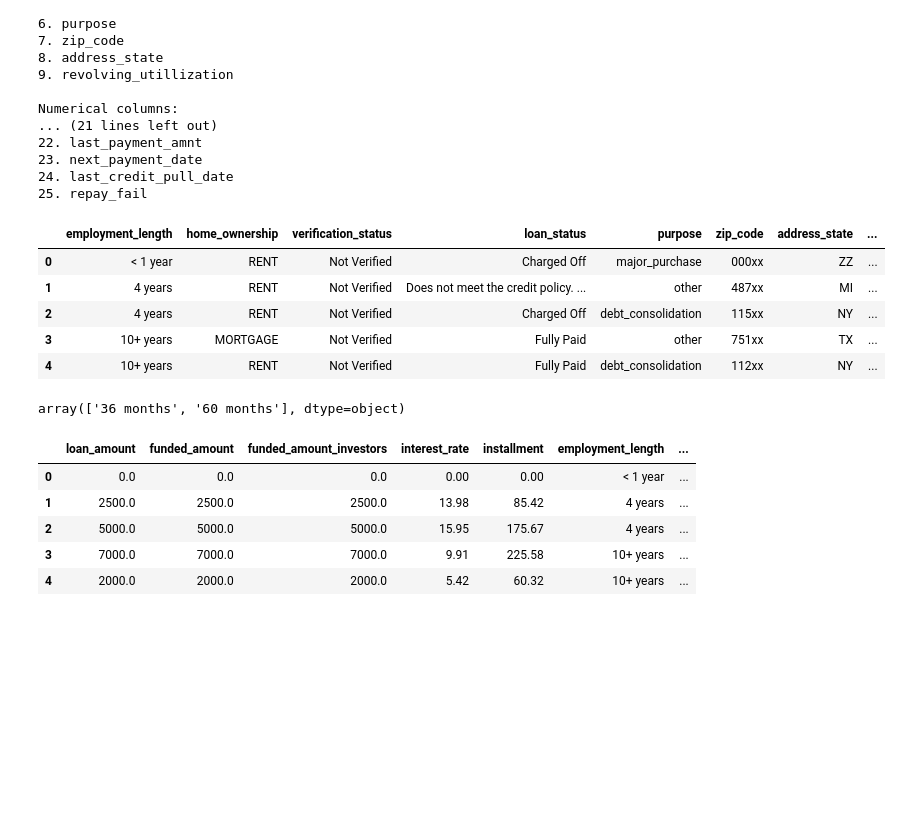
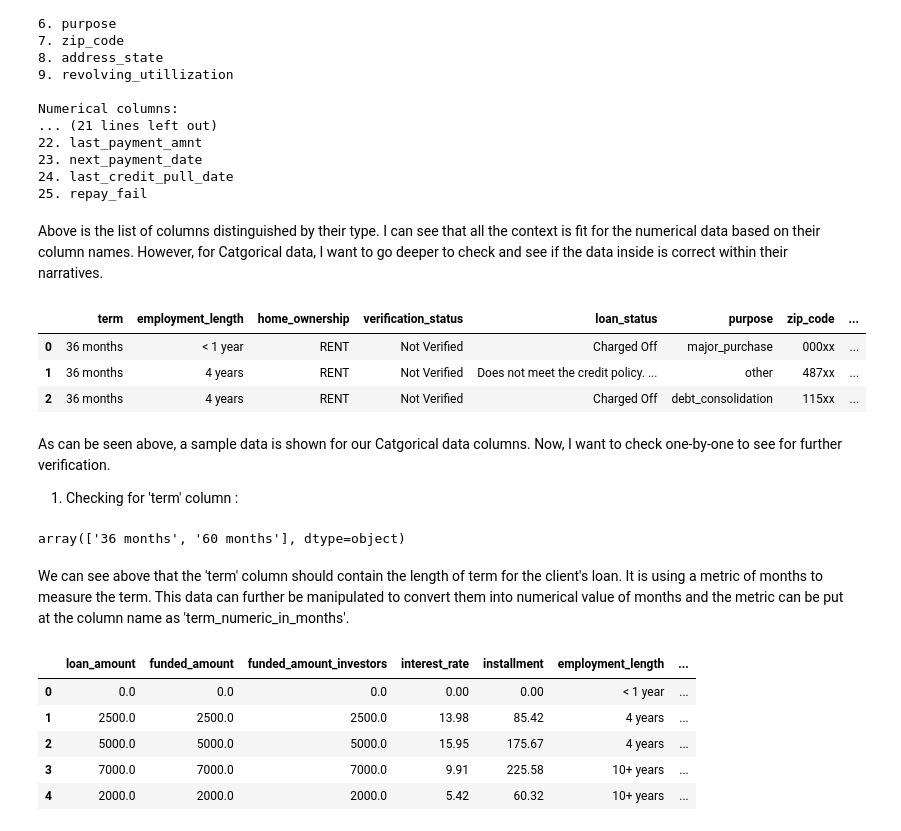
Before and after one commit to wazeefz/not-a-loan-shark, a Jupyter notebook: code/main.ipynb, the cells around one changed output. Drawn from its saved outputs; the diff is of its cells as text; code cells hidden in the pictures; blank space fills up the shorter version.

```diff
--- a/code/main.ipynb
+++ b/code/main.ipynb
@@ -176,8 +176,10 @@ def extract_categorical_numerical_cols(df):
     print("\nNumerical columns:")
     for idx, col in enumerate(numerical_columns, start=1):
         print(f"{idx}. {col}")
+
+    return categorical_columns, numerical_columns
 # %%
-extract_categorical_numerical_cols(df)
+categorical_columns, numerical_columns = extract_categorical_numerical_cols(df)
 # %% [output]
 Categorical columns:
 1. term
@@ -196,19 +198,25 @@ Numerical columns:
 23. next_payment_date
 24. last_credit_pull_date
 25. repay_fail
+# %% [markdown]
+Above is the list of columns distinguished by their type. I can see that all the context is fit for the numerical data based on their column names. However, for Catgorical data, I want to go deeper to check and see if the data inside is correct within their narratives.
 # %%
-df.loc[:4, categorical_columns]
+df.loc[:2, categorical_columns]
 # %% [output]
-|  | employment_length | home_ownership | verification_status | loan_status | purpose | zip_code | address_state | ... |
-| 0 | < 1 year | RENT | Not Verified | Charged Off | major_purchase | 000xx | ZZ | ... |
-| 1 | 4 years | RENT | Not Verified | Does not meet the credit policy. ... | other | 487xx | MI | ... |
-| 2 | 4 years | RENT | Not Verified | Charged Off | debt_consolidation | 115xx | NY | ... |
-| 3 | 10+ years | MORTGAGE | Not Verified | Fully Paid | other | 751xx | TX | ... |
-| 4 | 10+ years | RENT | Not Verified | Fully Paid | debt_consolidation | 112xx | NY | ... |
+|  | term | employment_length | home_ownership | verification_status | loan_status | purpose | zip_code | ... |
+| 0 | 36 months | < 1 year | RENT | Not Verified | Charged Off | major_purchase | 000xx | ... |
+| 1 | 36 months | 4 years | RENT | Not Verified | Does not meet the credit policy. ... | other | 487xx | ... |
+| 2 | 36 months | 4 years | RENT | Not Verified | Charged Off | debt_consolidation | 115xx | ... |
+# %% [markdown]
+As can be seen above, a sample data is shown for our Catgorical data columns. Now, I want to check one-by-one to see for further verification.
+
+1. Checking for 'term' column :
 # %%
 df['term'].unique()
 # %% [output]
 array(['36 months', '60 months'], dtype=object)
+# %% [markdown]
+We can see above that the 'term' column should contain the length of term for the client's loan. It is using a metric of months to measure the term. This data can further be manipulated to convert them into numerical value of months and the metric can be put at the column name as 'term_numeric_in_months'.
 # %%
 df['term_numeric_in_months'] = df['term'].str.replace(' months', '').astype(int)
 # %%
```
Also changed, not shown: parts of 14 cells of this notebook.
